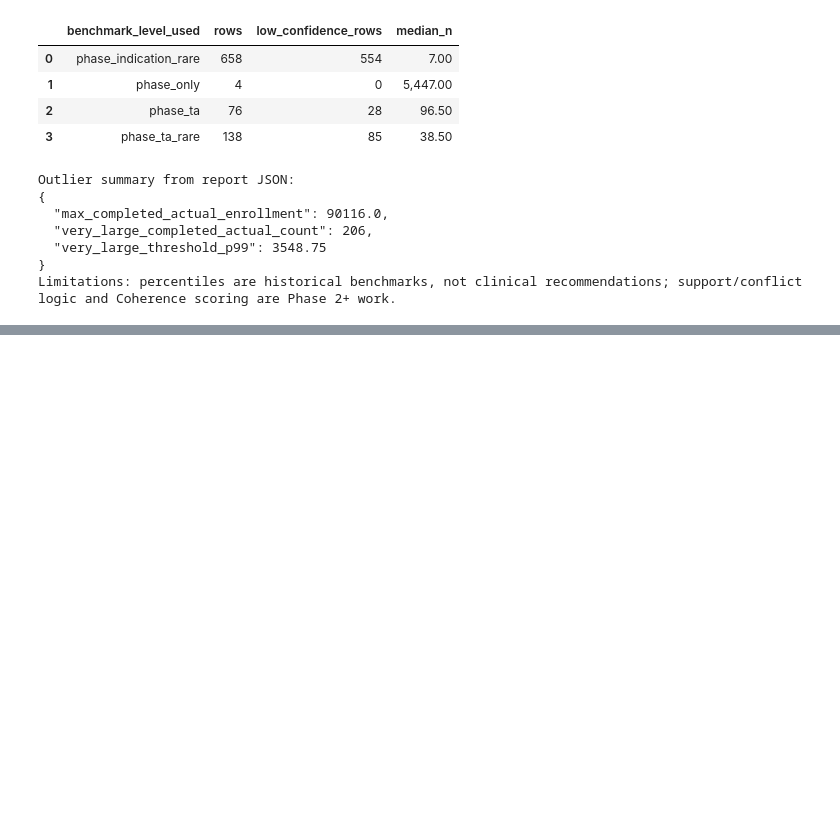
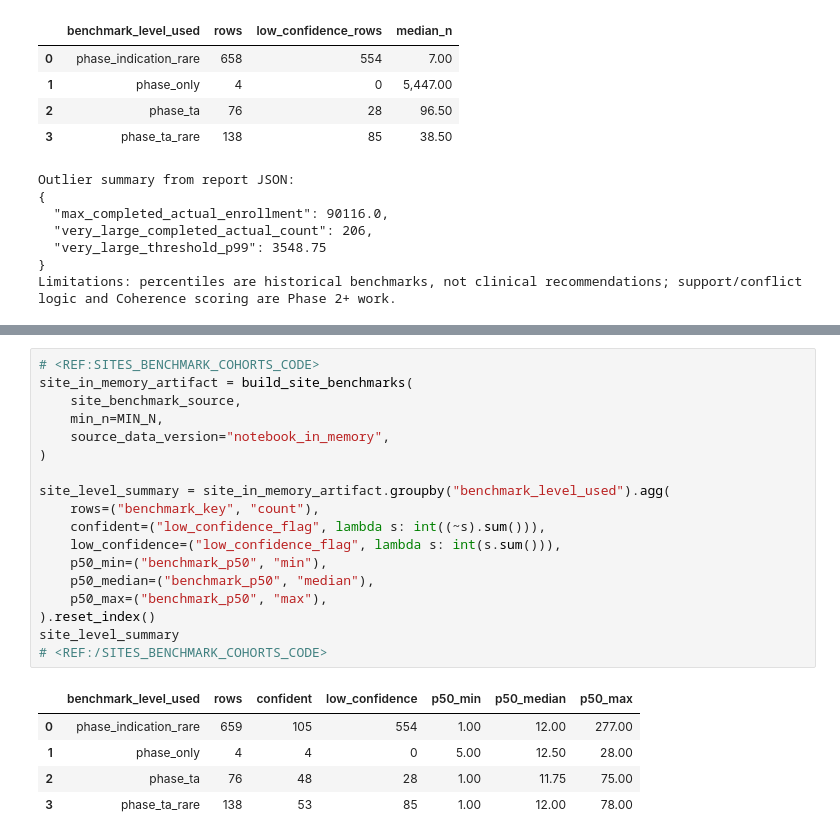
Before and after one commit to delaunan/clintrialpredict, a Jupyter notebook: notebooks/estimation.ipynb, the cells around one changed output, grey strips where cells are left out. Drawn from its saved outputs; the diff is of its cells as text; blank space fills up the shorter version.

```diff
--- a/notebooks/estimation.ipynb
+++ b/notebooks/estimation.ipynb
@@ -979,0 +1224,24 @@ Limitations: percentiles are historical benchmarks, not clinical recommendations
+# %%
+# <REF:SITES_BENCHMARK_COHORTS_CODE>
+site_in_memory_artifact = build_site_benchmarks(
+    site_benchmark_source,
+    min_n=MIN_N,
+    source_data_version="notebook_in_memory",
+)
+
+site_level_summary = site_in_memory_artifact.groupby("benchmark_level_used").agg(
+    rows=("benchmark_key", "count"),
+    confident=("low_confidence_flag", lambda s: int((~s).sum())),
+    low_confidence=("low_confidence_flag", lambda s: int(s.sum())),
+    p50_min=("benchmark_p50", "min"),
+    p50_median=("benchmark_p50", "median"),
+    p50_max=("benchmark_p50", "max"),
+).reset_index()
+site_level_summary
+# <REF:/SITES_BENCHMARK_COHORTS_CODE>
+# %% [output]
+|  | benchmark_level_used | rows | confident | low_confidence | p50_min | p50_median | p50_max |
+| 0 | phase_indication_rare | 659 | 105 | 554 | 1.00 | 12.00 | 277.00 |
+| 1 | phase_only | 4 | 4 | 0 | 5.00 | 12.50 | 28.00 |
+| 2 | phase_ta | 76 | 48 | 28 | 1.00 | 11.75 | 75.00 |
+| 3 | phase_ta_rare | 138 | 53 | 85 | 1.00 | 12.00 | 78.00 |
```
Also changed, not shown: parts of 18 cells of this notebook, 9 other files.
